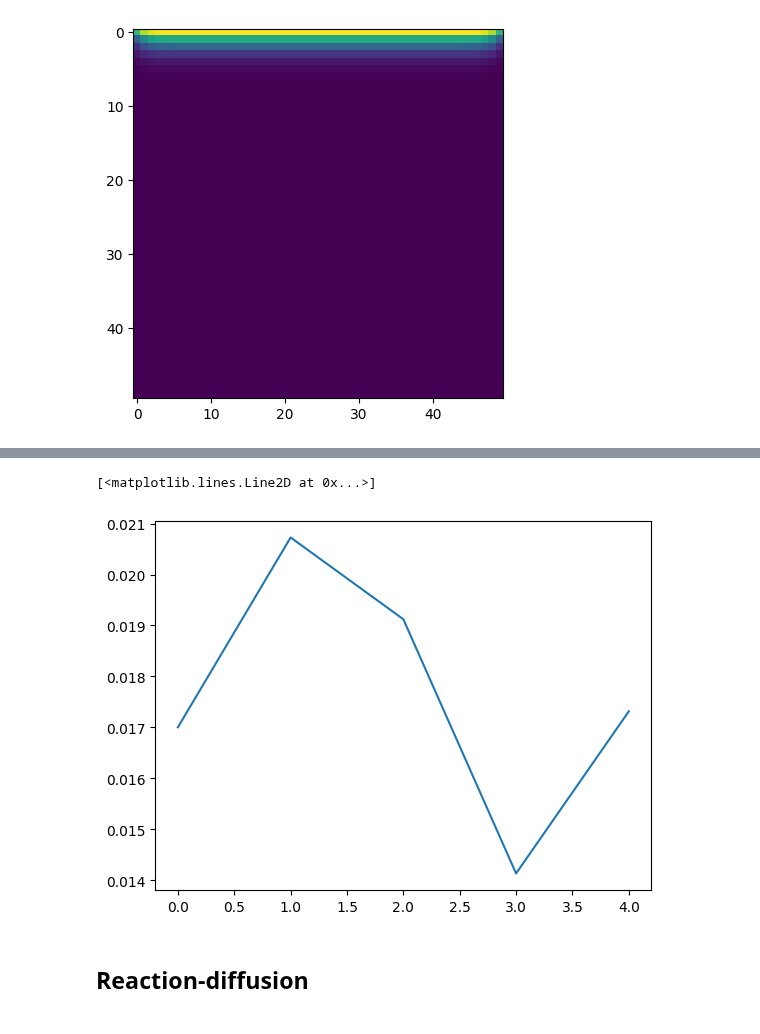
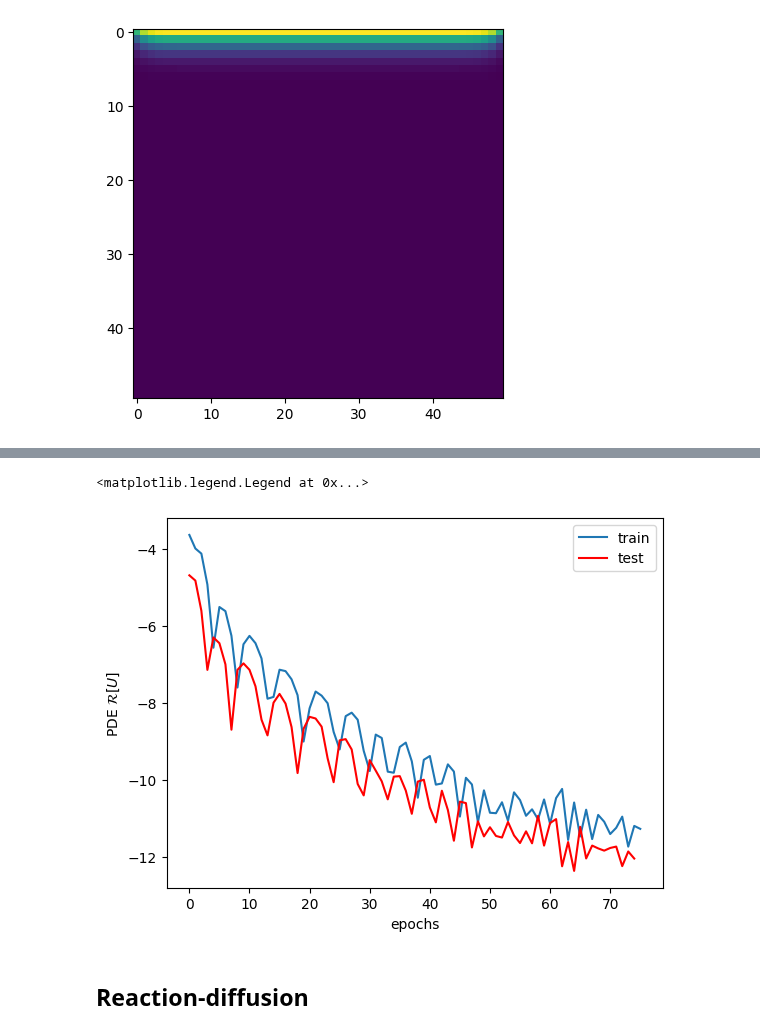
Before and after one commit to grmc1999/PhysicsSimulationDeepLearning, a Jupyter notebook: Notebooks/Diff_phys/2D_Diff.ipynb, the cells around one changed output, grey strips where cells are left out. Cells and saved outputs as stored; diff of their text form; code cells hidden in the pictures.

```diff
--- a/Notebooks/Diff_phys/2D_Diff.ipynb
+++ b/Notebooks/Diff_phys/2D_Diff.ipynb
@@ -283,7 +283,7 @@ L_tr=[]
 L_ts=[]
 # %%
 
-for i in tqdm(range(200)):
+for i in tqdm(range(50)):
     print("train step")
     L_tr.append(T.train(1))
     print("test step")
@@ -311,15 +300,15 @@ test step
 # %%
 fig,axs=plt.subplots(1,1)
 
 #L_ts
-axs.plot(L_tr,label="train")
-axs.plot(L_ts,"r",label="test")
+axs.plot(np.log(L_tr),label="train")
+axs.plot(np.log(L_ts),"r",label="test")
 axs.set_ylabel("PDE ${\cal{R}} [U]$")
 axs.set_xlabel("epochs")
 axs.legend()
 # %% [output]
-[<matplotlib.lines.Line2D at 0x...>]
+<matplotlib.legend.Legend at 0x...>
-[figure, old version]
+[figure, new version]
 # %% [markdown]
 ## Reaction-diffusion
 # %%
```
Also changed, not shown: parts of 1 cell of this notebook, 2 other files.
